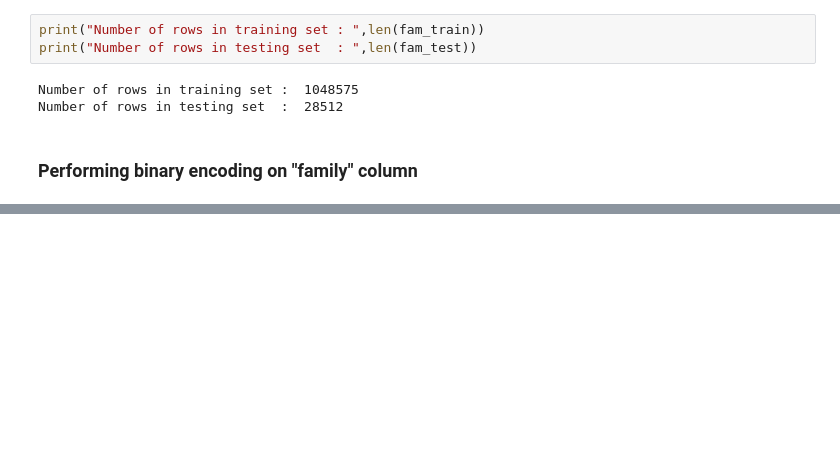
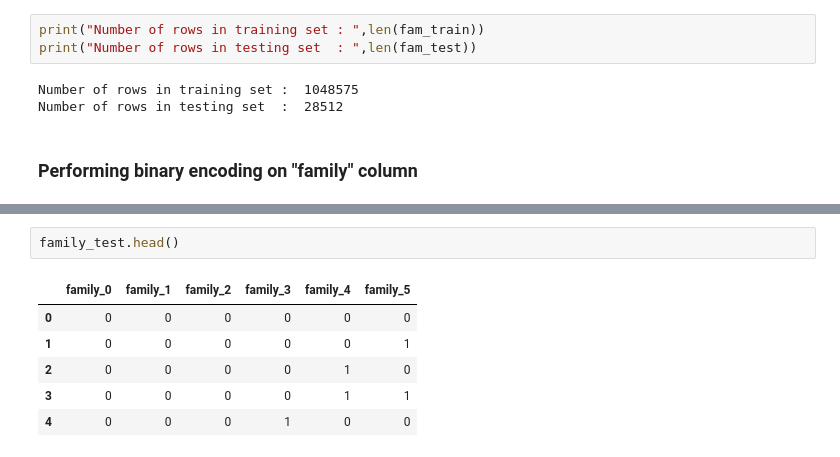
Before and after one commit to amith-vardhan99/kaggle, a Jupyter notebook: Store Sales - Time Series Forecasting/preprocess.ipynb, the cells around one changed output, grey strips where cells are left out. Drawn from its saved outputs; the diff is of its cells as text; blank space fills up the shorter version.

```diff
--- a/Store Sales - Time Series Forecasting/preprocess.ipynb
+++ b/Store Sales - Time Series Forecasting/preprocess.ipynb
@@ -356,0 +369,9 @@ Number of rows in testing set  :  28512
+# %%
+family_test.head()
+# %% [output]
+|  | family_0 | family_1 | family_2 | family_3 | family_4 | family_5 |
+| 0 | 0 | 0 | 0 | 0 | 0 | 0 |
+| 1 | 0 | 0 | 0 | 0 | 0 | 1 |
+| 2 | 0 | 0 | 0 | 0 | 1 | 0 |
+| 3 | 0 | 0 | 0 | 0 | 1 | 1 |
+| 4 | 0 | 0 | 0 | 1 | 0 | 0 |
```
Also changed, not shown: parts of 9 cells of this notebook.
